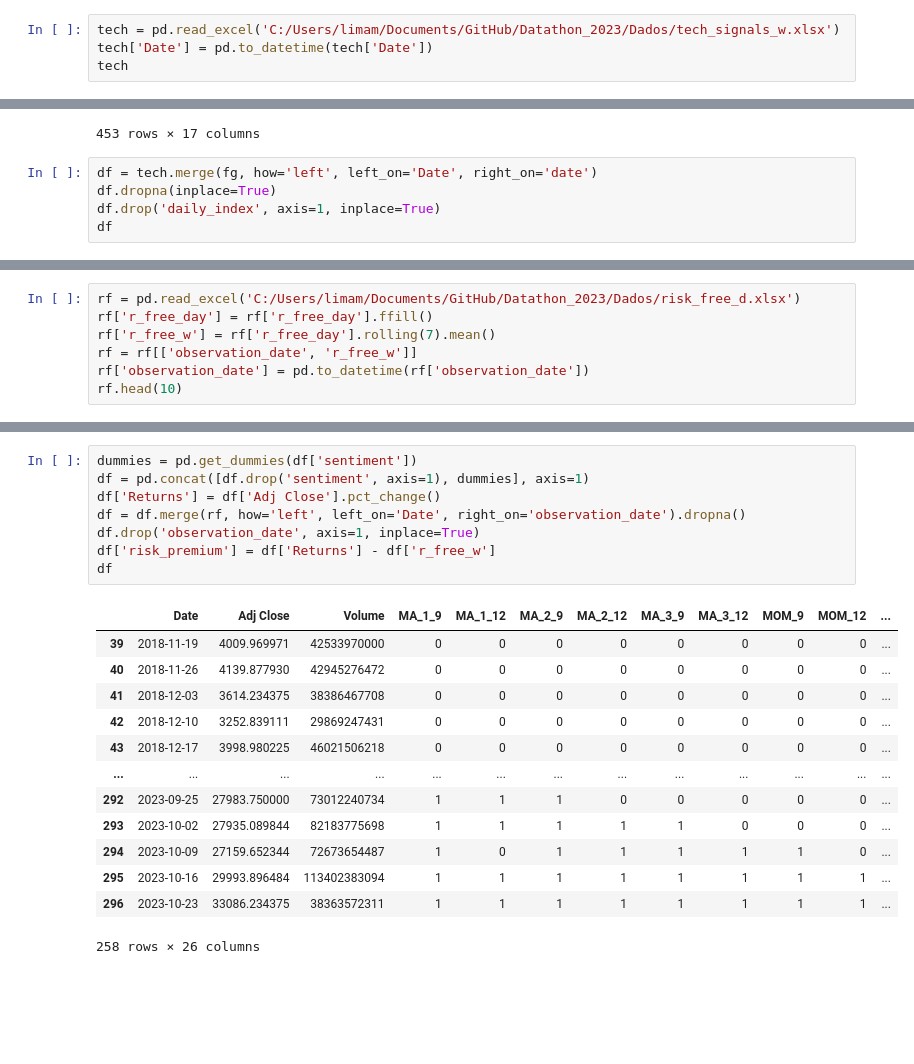
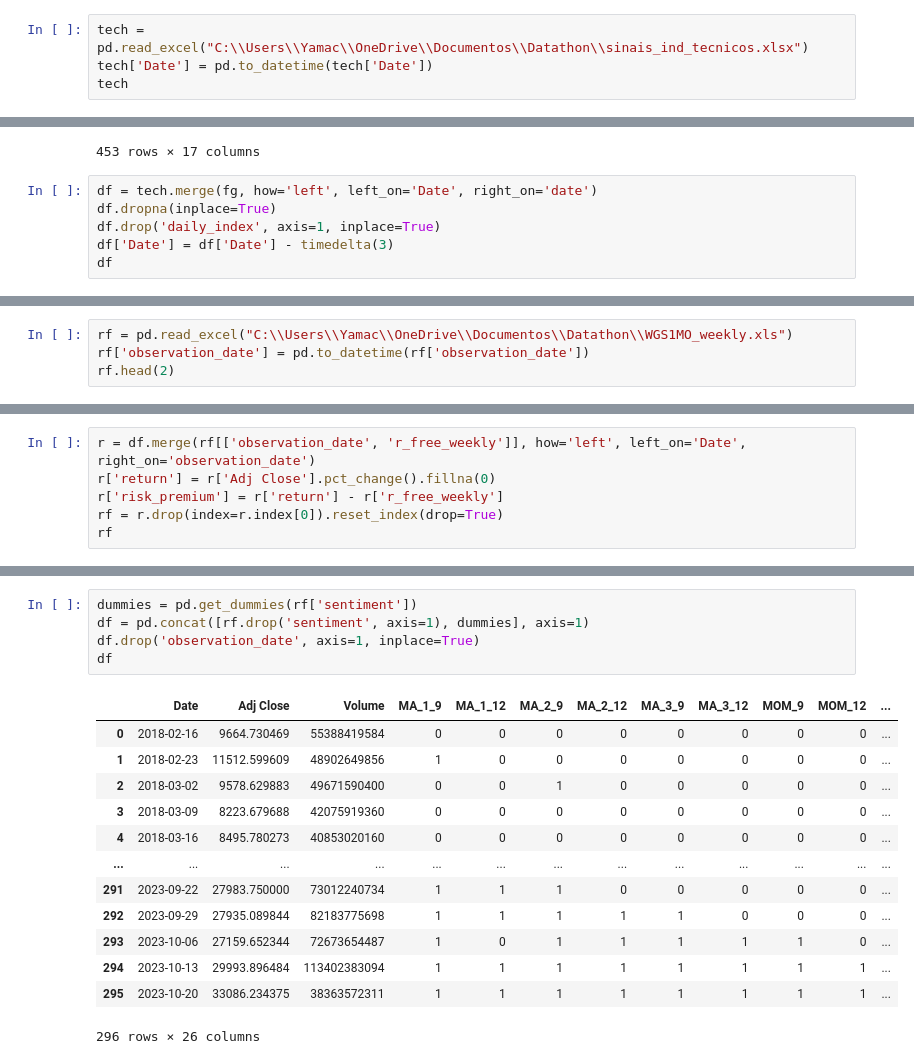
Before and after one commit to Matias-Lima/Datathon, a Jupyter notebook: Code/Python/R-squared disentangled-out_of_sample.ipynb, the cells around one changed output, grey strips where cells are left out. Saved outputs shown, nothing was run; the diff lists cells and outputs as text; blank space fills up the shorter version.

```diff
--- a/Code/Python/R-squared disentangled-out_of_sample.ipynb
+++ b/Code/Python/R-squared disentangled-out_of_sample.ipynb
@@ -67,7 +69,7 @@ fg
 | 2023-10-23 | 53 | 53.714286 | Neutral |
 2088 rows × 3 columns
 # %%
-tech = pd.read_excel('C:/Users/limam/Documents/GitHub/Datathon_2023/Dados/tech_signals_w.xlsx')
+tech = pd.read_excel("C:\\Users\\Yamac\\OneDrive\\Documentos\\Datathon\\sinais_ind_tecnicos.xlsx")
 tech['Date'] = pd.to_datetime(tech['Date'])
 tech
 # %% [output]
@@ -88,6 +90,7 @@ tech
 df = tech.merge(fg, how='left', left_on='Date', right_on='date')
 df.dropna(inplace=True)
 df.drop('daily_index', axis=1, inplace=True)
+df['Date'] = df['Date'] - timedelta(3)
 df
 # %% [output]
 |  | Date | Adj Close | Volume | MA_1_9 | MA_1_12 | MA_2_9 | MA_2_12 | MA_3_9 | MA_3_12 | MOM_9 | MOM_12 | ... |
@@ -105,9 +108,6 @@ df
 297 rows × 19 columns
 # %%
-rf = pd.read_excel('C:/Users/limam/Documents/GitHub/Datathon_2023/Dados/risk_free_d.xlsx')
-rf['r_free_day'] = rf['r_free_day'].ffill()
-rf['r_free_w'] = rf['r_free_day'].rolling(7).mean()
-rf = rf[['observation_date', 'r_free_w']]
+rf = pd.read_excel("C:\\Users\\Yamac\\OneDrive\\Documentos\\Datathon\\WGS1MO_weekly.xls")
 rf['observation_date'] = pd.to_datetime(rf['observation_date'])
-rf.head(10)
+rf.head(2)
 # %% [output]
@@ -124,0 +117,6 @@ rf.head(10)
+# %%
+r = df.merge(rf[['observation_date', 'r_free_weekly']], how='left', left_on='Date', right_on='observation_date')
+r['return'] = r['Adj Close'].pct_change().fillna(0)
+r['risk_premium'] = r['return'] - r['r_free_weekly']
+rf = r.drop(index=r.index[0]).reset_index(drop=True)
+rf
@@ -125,25 +137,22 @@ rf.head(10)
 # %%
-dummies = pd.get_dummies(df['sentiment'])
-df = pd.concat([df.drop('sentiment', axis=1), dummies], axis=1)
-df['Returns'] = df['Adj Close'].pct_change()
-df = df.merge(rf, how='left', left_on='Date', right_on='observation_date').dropna()
+dummies = pd.get_dummies(rf['sentiment'])
+df = pd.concat([rf.drop('sentiment', axis=1), dummies], axis=1)
 df.drop('observation_date', axis=1, inplace=True)
-df['risk_premium'] = df['Returns'] - df['r_free_w']
 df
 # %% [output]
 |  | Date | Adj Close | Volume | MA_1_9 | MA_1_12 | MA_2_9 | MA_2_12 | MA_3_9 | MA_3_12 | MOM_9 | MOM_12 | ... |
-| 39 | 2018-11-19 | 4009.969971 | 42533970000 | 0 | 0 | 0 | 0 | 0 | 0 | 0 | 0 | ... |
-| 40 | 2018-11-26 | 4139.877930 | 42945276472 | 0 | 0 | 0 | 0 | 0 | 0 | 0 | 0 | ... |
-| 41 | 2018-12-03 | 3614.234375 | 38386467708 | 0 | 0 | 0 | 0 | 0 | 0 | 0 | 0 | ... |
-| 42 | 2018-12-10 | 3252.839111 | 29869247431 | 0 | 0 | 0 | 0 | 0 | 0 | 0 | 0 | ... |
-| 43 | 2018-12-17 | 3998.980225 | 46021506218 | 0 | 0 | 0 | 0 | 0 | 0 | 0 | 0 | ... |
+| 0 | 2018-02-16 | 9664.730469 | 55388419584 | 0 | 0 | 0 | 0 | 0 | 0 | 0 | 0 | ... |
+| 1 | 2018-02-23 | 11512.599609 | 48902649856 | 1 | 0 | 0 | 0 | 0 | 0 | 0 | 0 | ... |
+| 2 | 2018-03-02 | 9578.629883 | 49671590400 | 0 | 0 | 1 | 0 | 0 | 0 | 0 | 0 | ... |
+| 3 | 2018-03-09 | 8223.679688 | 42075919360 | 0 | 0 | 0 | 0 | 0 | 0 | 0 | 0 | ... |
+| 4 | 2018-03-16 | 8495.780273 | 40853020160 | 0 | 0 | 0 | 0 | 0 | 0 | 0 | 0 | ... |
 | ... | ... | ... | ... | ... | ... | ... | ... | ... | ... | ... | ... | ... |
-| 292 | 2023-09-25 | 27983.750000 | 73012240734 | 1 | 1 | 1 | 0 | 0 | 0 | 0 | 0 | ... |
-| 293 | 2023-10-02 | 27935.089844 | 82183775698 | 1 | 1 | 1 | 1 | 1 | 0 | 0 | 0 | ... |
-| 294 | 2023-10-09 | 27159.652344 | 72673654487 | 1 | 0 | 1 | 1 | 1 | 1 | 1 | 0 | ... |
-| 295 | 2023-10-16 | 29993.896484 | 113402383094 | 1 | 1 | 1 | 1 | 1 | 1 | 1 | 1 | ... |
-| 296 | 2023-10-23 | 33086.234375 | 38363572311 | 1 | 1 | 1 | 1 | 1 | 1 | 1 | 1 | ... |
+| 291 | 2023-09-22 | 27983.750000 | 73012240734 | 1 | 1 | 1 | 0 | 0 | 0 | 0 | 0 | ... |
+| 292 | 2023-09-29 | 27935.089844 | 82183775698 | 1 | 1 | 1 | 1 | 1 | 0 | 0 | 0 | ... |
+| 293 | 2023-10-06 | 27159.652344 | 72673654487 | 1 | 0 | 1 | 1 | 1 | 1 | 1 | 0 | ... |
+| 294 | 2023-10-13 | 29993.896484 | 113402383094 | 1 | 1 | 1 | 1 | 1 | 1 | 1 | 1 | ... |
+| 295 | 2023-10-20 | 33086.234375 | 38363572311 | 1 | 1 | 1 | 1 | 1 | 1 | 1 | 1 | ... |
-258 rows × 26 columns
+296 rows × 26 columns
 # %%
 r2 = {}
 
```
Also changed, not shown: parts of 11 cells of this notebook.
